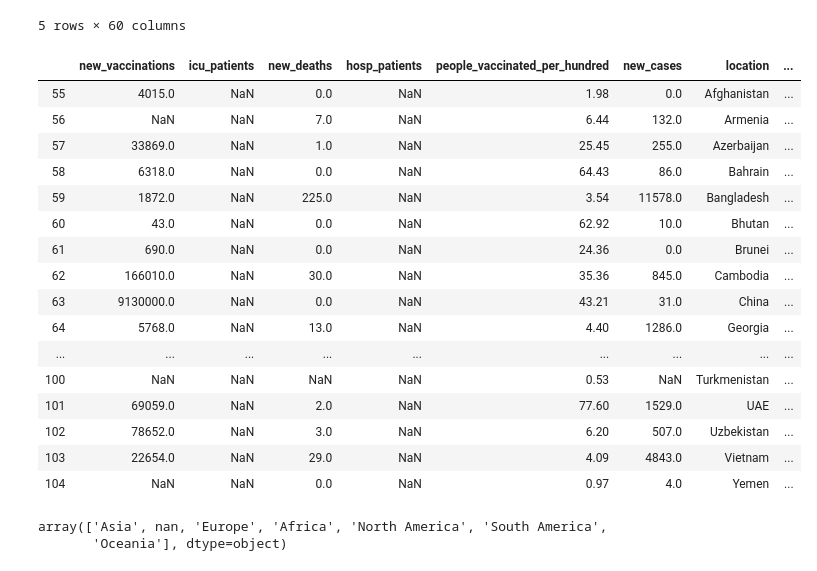
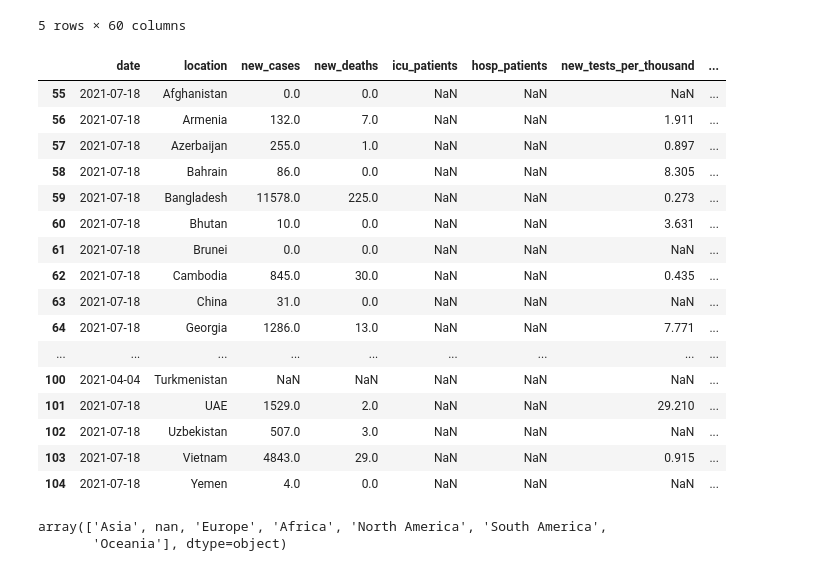
Before and after one commit to gyleodhis/rabetafrica, a Jupyter notebook: dev_book.ipynb, the cells around one changed output. Saved outputs shown, nothing was run; the diff lists cells and outputs as text; code cells hidden in the pictures.

```diff
--- a/dev_book.ipynb
+++ b/dev_book.ipynb
@@ -20,35 +20,35 @@ df_covid_data_v1.head()
 # %%
 def func_continent(a='Africa'):
     df_covid_data = df_covid_data_v1.sort_values('date').groupby(['continent','location']).last().reset_index()
 #     df_covid_data = df_covid_data.reset_index()
     df_covid_cont = df_covid_data['continent'] == a
     df_cont_new = df_covid_data[df_covid_cont]
     if a == 'Africa':
         df_cont_new.at[13,'location'] = 'DRC'
     elif a == 'Asia':
         df_cont_new.at[101,'location'] = 'UAE'
     else: df_cont_new
-    return  df_cont_new[{'date','location','new_cases','new_deaths','icu_patients','hosp_patients',
-                          'new_tests_per_thousand','positive_rate','new_vaccinations','people_vaccinated_per_hundred'}]
+    return  df_cont_new[['date','location','new_cases','new_deaths','icu_patients','hosp_patients',
+                          'new_tests_per_thousand','positive_rate','new_vaccinations','people_vaccinated_per_hundred']]
 func_continent('Asia')
 # %% [output]
-|  | new_vaccinations | icu_patients | new_deaths | hosp_patients | people_vaccinated_per_hundred | new_cases | location | ... |
-| 55 | 4015.0 | NaN | 0.0 | NaN | 1.98 | 0.0 | Afghanistan | ... |
-| 56 | NaN | NaN | 7.0 | NaN | 6.44 | 132.0 | Armenia | ... |
-| 57 | 33869.0 | NaN | 1.0 | NaN | 25.45 | 255.0 | Azerbaijan | ... |
-| 58 | 6318.0 | NaN | 0.0 | NaN | 64.43 | 86.0 | Bahrain | ... |
-| 59 | 1872.0 | NaN | 225.0 | NaN | 3.54 | 11578.0 | Bangladesh | ... |
-| 60 | 43.0 | NaN | 0.0 | NaN | 62.92 | 10.0 | Bhutan | ... |
-| 61 | 690.0 | NaN | 0.0 | NaN | 24.36 | 0.0 | Brunei | ... |
-| 62 | 166010.0 | NaN | 30.0 | NaN | 35.36 | 845.0 | Cambodia | ... |
-| 63 | 9130000.0 | NaN | 0.0 | NaN | 43.21 | 31.0 | China | ... |
-| 64 | 5768.0 | NaN | 13.0 | NaN | 4.40 | 1286.0 | Georgia | ... |
+|  | date | location | new_cases | new_deaths | icu_patients | hosp_patients | new_tests_per_thousand | ... |
+| 55 | 2021-07-18 | Afghanistan | 0.0 | 0.0 | NaN | NaN | NaN | ... |
+| 56 | 2021-07-18 | Armenia | 132.0 | 7.0 | NaN | NaN | 1.911 | ... |
+| 57 | 2021-07-18 | Azerbaijan | 255.0 | 1.0 | NaN | NaN | 0.897 | ... |
+| 58 | 2021-07-18 | Bahrain | 86.0 | 0.0 | NaN | NaN | 8.305 | ... |
+| 59 | 2021-07-18 | Bangladesh | 11578.0 | 225.0 | NaN | NaN | 0.273 | ... |
+| 60 | 2021-07-18 | Bhutan | 10.0 | 0.0 | NaN | NaN | 3.631 | ... |
+| 61 | 2021-07-18 | Brunei | 0.0 | 0.0 | NaN | NaN | NaN | ... |
+| 62 | 2021-07-18 | Cambodia | 845.0 | 30.0 | NaN | NaN | 0.435 | ... |
+| 63 | 2021-07-18 | China | 31.0 | 0.0 | NaN | NaN | NaN | ... |
+| 64 | 2021-07-18 | Georgia | 1286.0 | 13.0 | NaN | NaN | 7.771 | ... |
 | ... | ... | ... | ... | ... | ... | ... | ... | ... |
-| 100 | NaN | NaN | NaN | NaN | 0.53 | NaN | Turkmenistan | ... |
-| 101 | 69059.0 | NaN | 2.0 | NaN | 77.60 | 1529.0 | UAE | ... |
-| 102 | 78652.0 | NaN | 3.0 | NaN | 6.20 | 507.0 | Uzbekistan | ... |
-| 103 | 22654.0 | NaN | 29.0 | NaN | 4.09 | 4843.0 | Vietnam | ... |
-| 104 | NaN | NaN | 0.0 | NaN | 0.97 | 4.0 | Yemen | ... |
+| 100 | 2021-04-04 | Turkmenistan | NaN | NaN | NaN | NaN | NaN | ... |
+| 101 | 2021-07-18 | UAE | 1529.0 | 2.0 | NaN | NaN | 29.210 | ... |
+| 102 | 2021-07-18 | Uzbekistan | 507.0 | 3.0 | NaN | NaN | NaN | ... |
+| 103 | 2021-07-18 | Vietnam | 4843.0 | 29.0 | NaN | NaN | 0.915 | ... |
+| 104 | 2021-07-18 | Yemen | 4.0 | 0.0 | NaN | NaN | NaN | ... |
 # %%
 def fig_funnel(a='Africa'):
     return px.funnel(func_continent(a).nlargest(10, 'positive_rate'), x='positive_rate', y='location',
```
Also changed, not shown: parts of 8 cells of this notebook, 6 other files.
